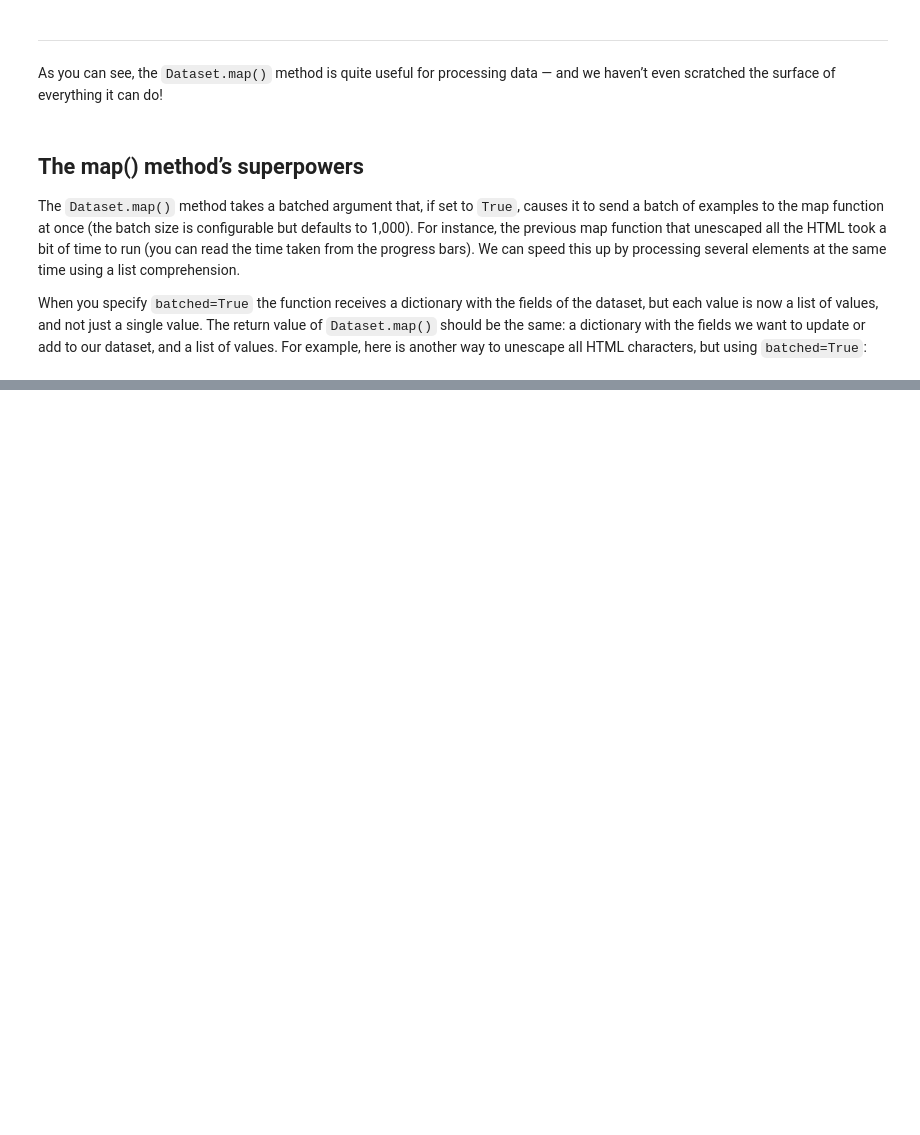
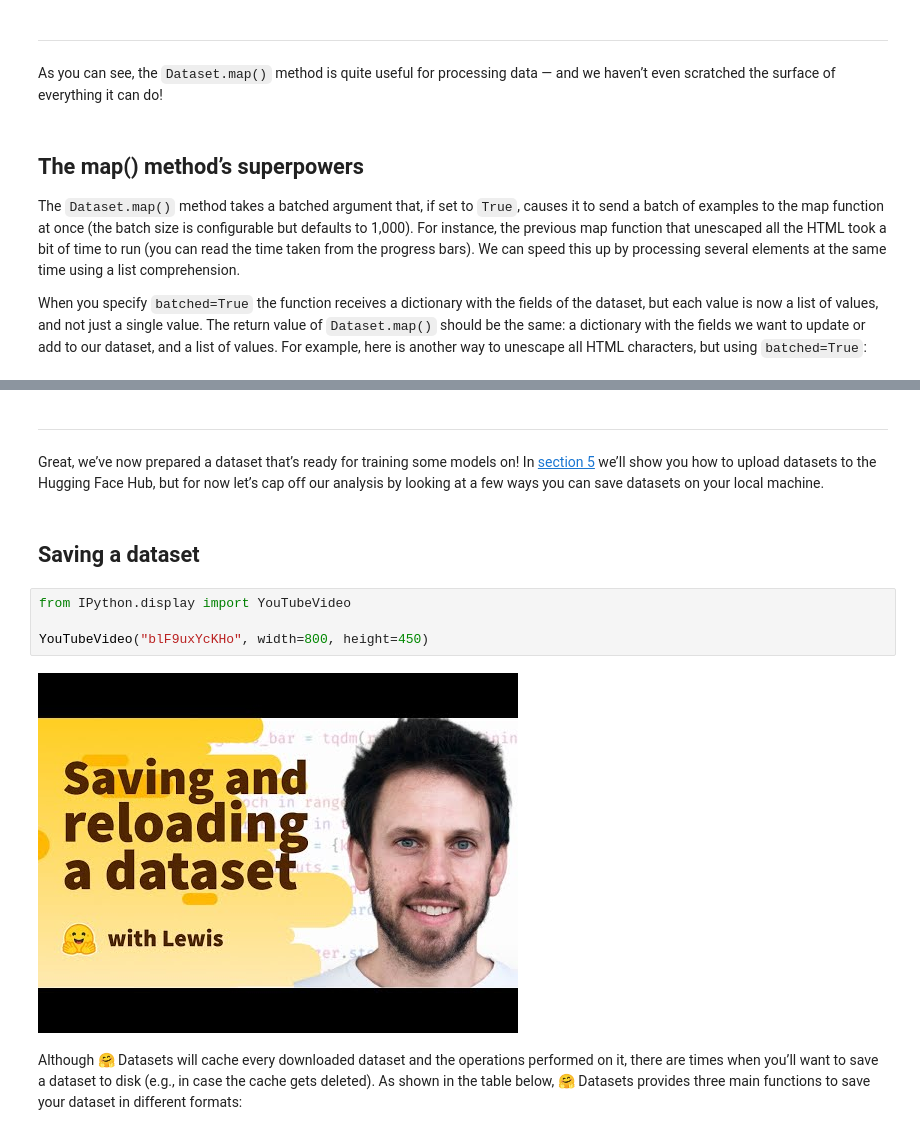
Before and after one commit to tankgauravgt/huggingface-llm-course, a Jupyter notebook: 05-the-🤗-datasets-library/03-time-to-slice-and-dice.ipynb, the cells around one changed output, grey strips where cells are left out. Saved outputs shown, nothing was run; the diff lists cells and outputs as text; blank space fills up the shorter version.

```diff
--- a/05-the-🤗-datasets-library/03-time-to-slice-and-dice.ipynb
+++ b/05-the-🤗-datasets-library/03-time-to-slice-and-dice.ipynb
@@ -266,0 +669,14 @@ You can experiment a little with timing to determine the optimal number of proce
+# %% [markdown]
+---
+
+Great, we’ve now prepared a dataset that’s ready for training some models on! In [section 5](https://huggingface.co/course/chapter5/5) we’ll show you how to upload datasets to the Hugging Face Hub, but for now let’s cap off our analysis by looking at a few ways you can save datasets on your local machine.
+# %% [markdown]
+## Saving a dataset
+# %%
+from IPython.display import YouTubeVideo
+
+YouTubeVideo("blF9uxYcKHo", width=800, height=450)
+# %% [output]
+[figure, added]
+# %% [markdown]
+Although 🤗 Datasets will cache every downloaded dataset and the operations performed on it, there are times when you’ll want to save a dataset to disk (e.g., in case the cache gets deleted). As shown in the table below, 🤗 Datasets provides three main functions to save your dataset in different formats:
```
Also changed, not shown: parts of 82 cells of this notebook.
